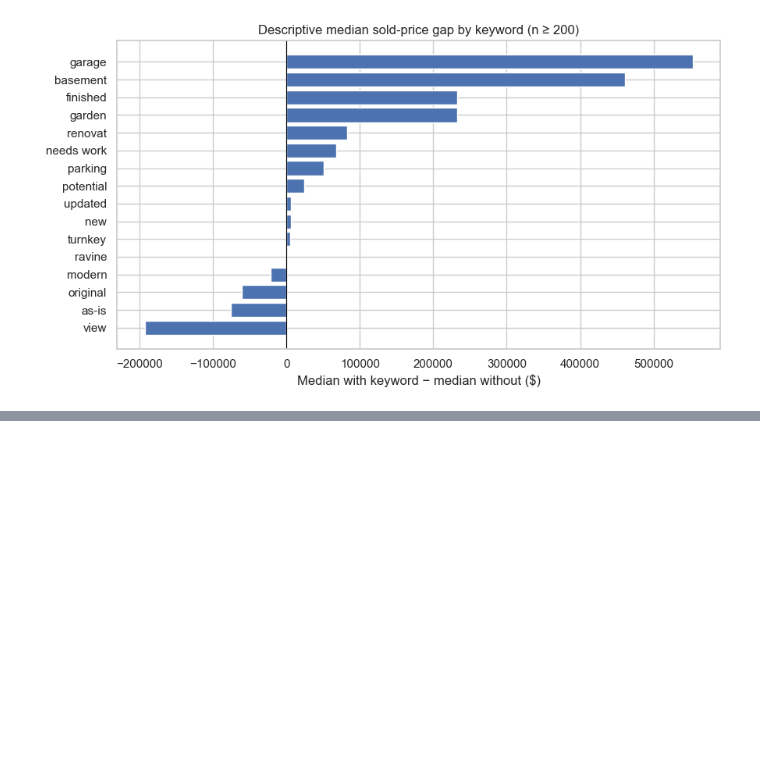
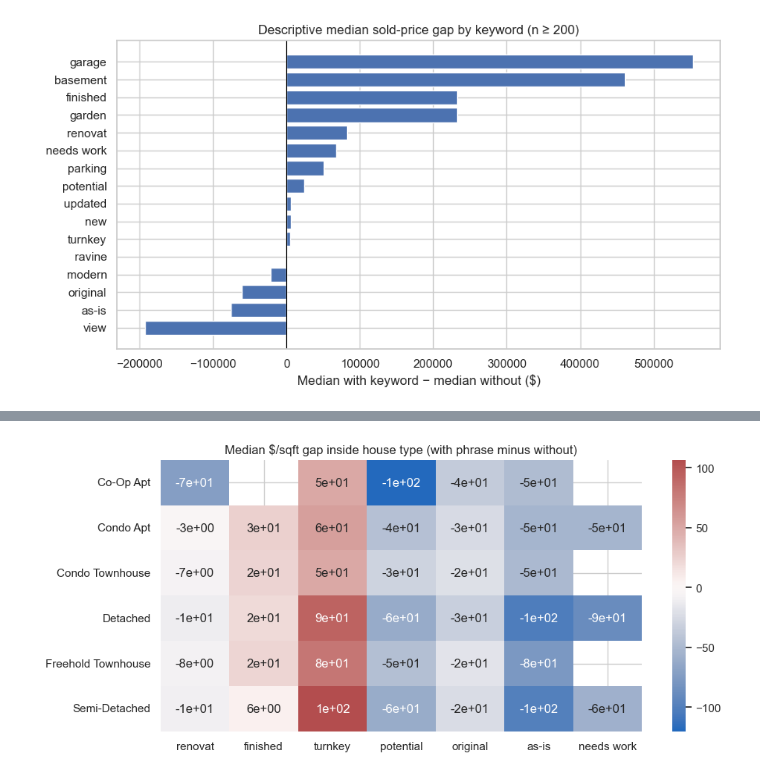
Before and after one commit to phuonganhdangamy/SSU-Data-Dash, a Jupyter notebook: notebooks/off_market_eda.ipynb, the cells around one changed output, grey strips where cells are left out. Drawn from its saved outputs; the diff is of its cells as text; code cells hidden in the pictures; blank space fills up the shorter version.

```diff
--- a/notebooks/off_market_eda.ipynb
+++ b/notebooks/off_market_eda.ipynb
@@ -636,0 +1031,75 @@ if len(corr_cols) >= 2:
+# %%
+keyword_base = listings[
+    (listings["date_sold"] < "2025-12-01")
+    & (listings["sold_price"] > 0)
+    & (listings["square_feet"] > 0)
+].copy()
+keyword_base["psf"] = keyword_base["sold_price"] / keyword_base["square_feet"]
+keyword_text = keyword_base["remarks"].fillna("").str.lower()
+keyword_patterns = [
+    ("renovat", r"renovat"),
+    ("finished", r"finished"),
+    ("turnkey", r"turnkey"),
+    ("potential", r"potential"),
+    ("original", r"original"),
+    ("as-is", r"as-is|as is"),
+    ("needs work", r"needs work"),
+]
+
+
+def keyword_gap(frame, text, keyword, pattern):
+    hit = text.str.contains(pattern, regex=True)
+    yes = frame.loc[hit]
+    no = frame.loc[~hit]
+    if len(yes) < 40 or len(no) < 40:
+        return None
+    return {
+        "keyword": keyword,
+        "n_with": int(len(yes)),
+        "n_without": int(len(no)),
+        "median_psf_with": yes["psf"].median(),
+        "median_psf_without": no["psf"].median(),
+        "psf_gap": yes["psf"].median() - no["psf"].median(),
+        "price_gap": yes["sold_price"].median() - no["sold_price"].median(),
+    }
+
+
+gap_rows = []
+for kind, index in keyword_base.groupby("house_type_name").groups.items():
+    frame = keyword_base.loc[index]
+    text = keyword_text.loc[index]
+    for keyword, pattern in keyword_patterns:
+        row = keyword_gap(frame, text, keyword, pattern)
+        if row is not None:
+            gap_rows.append({"house_type_name": kind, **row})
+keyword_gaps = pd.DataFrame(gap_rows).sort_values(["house_type_name", "keyword"]).reset_index(drop=True)
+display(keyword_gaps.round(1))
+
+gap_pivot = keyword_gaps.pivot(index="house_type_name", columns="keyword", values="psf_gap")
+gap_pivot = gap_pivot.reindex(columns=[name for name, _ in keyword_patterns])
+fig, ax = plt.subplots(figsize=(10, 4.5))
+sns.heatmap(gap_pivot, cmap="vlag", center=0, annot=True, fmt=".0", ax=ax)
+ax.set_title("Median $/sqft gap inside house type (with phrase minus without)")
+ax.set_xlabel("")
+ax.set_ylabel("")
+fig.tight_layout()
+plt.show()
+
+keyword_base["size_band"] = keyword_base.groupby("house_type_name", observed=True)["square_feet"].transform(
+    lambda series: pd.qcut(series, 3, labels=["small", "mid", "large"], duplicates="drop")
+)
+band_rows = []
+for (kind, band), index in keyword_base.groupby(["house_type_name", "size_band"], observed=True).groups.items():
+    frame = keyword_base.loc[index]
+    text = keyword_text.loc[index]
+    for keyword, pattern in keyword_patterns:
+        row = keyword_gap(frame, text, keyword, pattern)
+        if row is not None:
+            band_rows.append({"house_type_name": kind, "size_band": str(band), **row})
+keyword_bands = (
+    pd.DataFrame(band_rows)
+    .sort_values(["house_type_name", "size_band", "keyword"])
+    .reset_index(drop=True)
+)
+display(keyword_bands[["house_type_name", "size_band", "keyword", "n_with", "n_without", "psf_gap", "price_gap"]].round(1))
+# %% [output]
@@ -636,0 +1123 @@ if len(corr_cols) >= 2:
+[figure, added]
```
Also changed, not shown: parts of 14 cells of this notebook, 2 other files.
